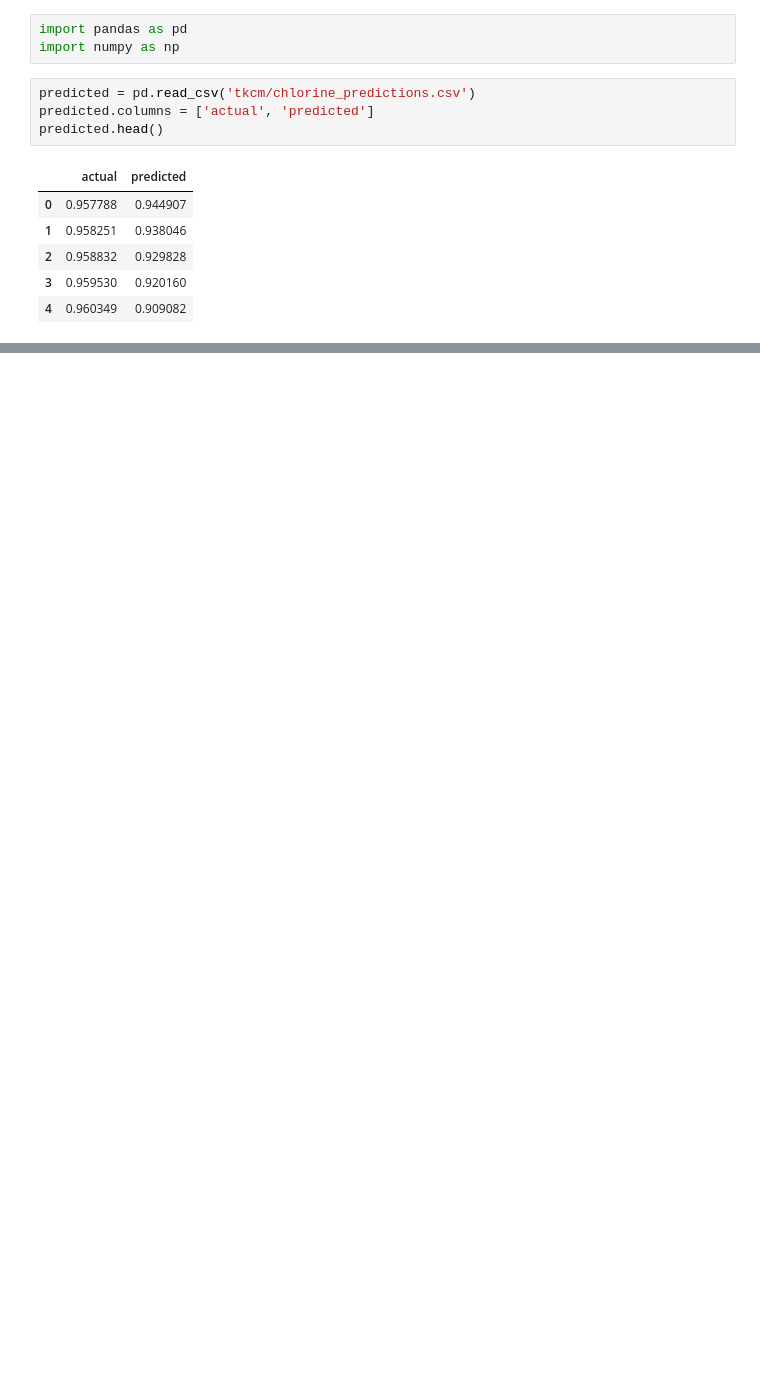
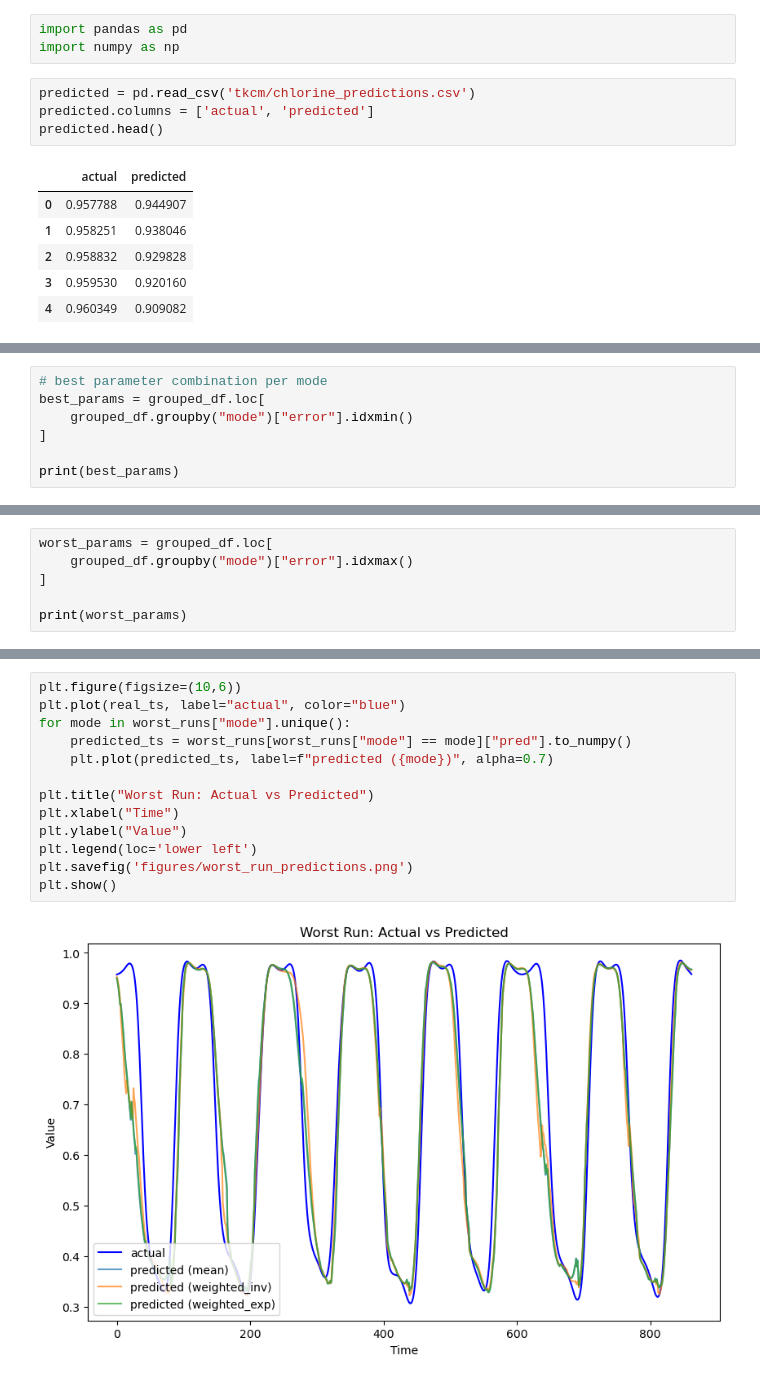
Before and after one commit to EddieFreitag/TSA_Project, a Jupyter notebook: analysis.ipynb, the cells around one changed output, grey strips where cells are left out. Cells and saved outputs as stored; diff of their text form; blank space fills up the shorter version.

```diff
--- a/analysis.ipynb
+++ b/analysis.ipynb
@@ -73,0 +127,7 @@ Mean Squared Error: 0.005702933053090435
+# %%
+# best parameter combination per mode
+best_params = grouped_df.loc[
+    grouped_df.groupby("mode")["error"].idxmin()
+]
+
+print(best_params)
@@ -73,0 +139,6 @@ Mean Squared Error: 0.005702933053090435
+# %%
+worst_params = grouped_df.loc[
+    grouped_df.groupby("mode")["error"].idxmax()
+]
+
+print(worst_params)
@@ -73,0 +218,15 @@ Mean Squared Error: 0.005702933053090435
+# %%
+plt.figure(figsize=(10,6))
+plt.plot(real_ts, label="actual", color="blue")
+for mode in worst_runs["mode"].unique():
+    predicted_ts = worst_runs[worst_runs["mode"] == mode]["pred"].to_numpy()
+    plt.plot(predicted_ts, label=f"predicted ({mode})", alpha=0.7)
+
+plt.title("Worst Run: Actual vs Predicted")
+plt.xlabel("Time")
+plt.ylabel("Value")
+plt.legend(loc='lower left')
+plt.savefig('figures/worst_run_predictions.png')
+plt.show()
+# %% [output]
+[figure, added]
```
Also changed, not shown: parts of 17 cells of this notebook, 7 other files.
